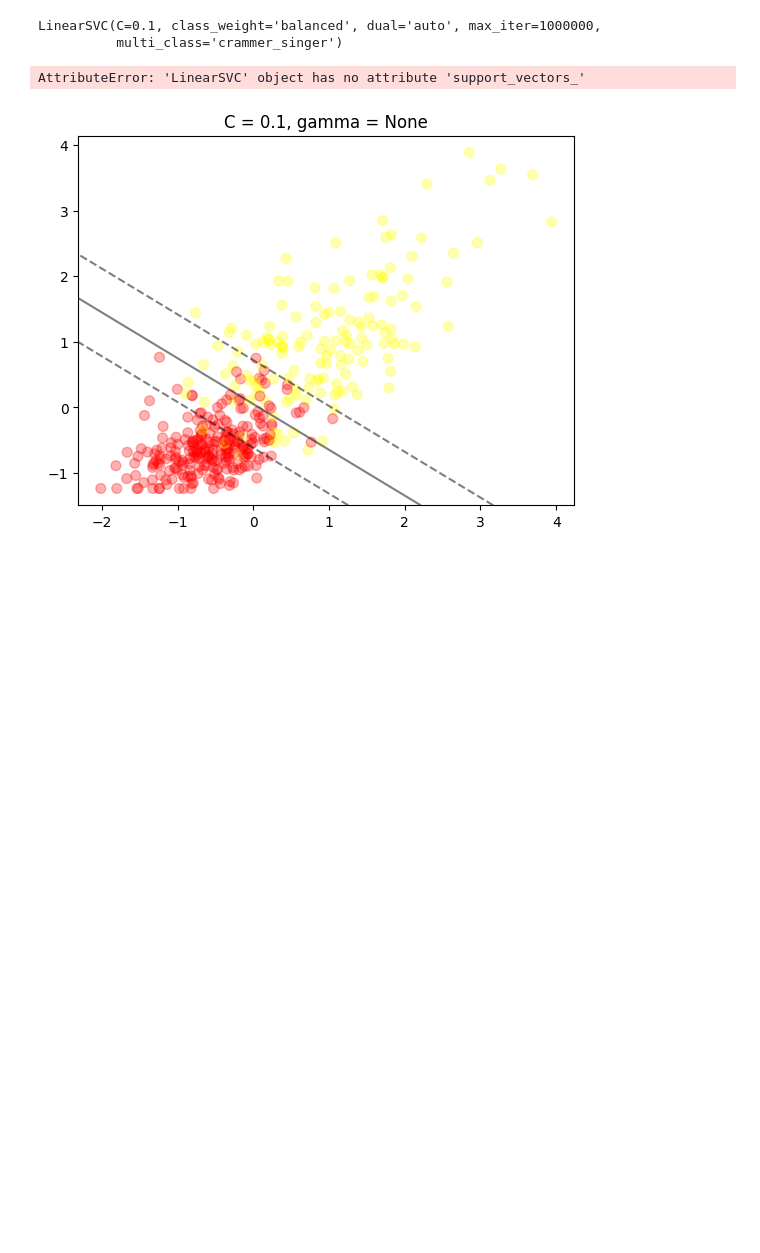
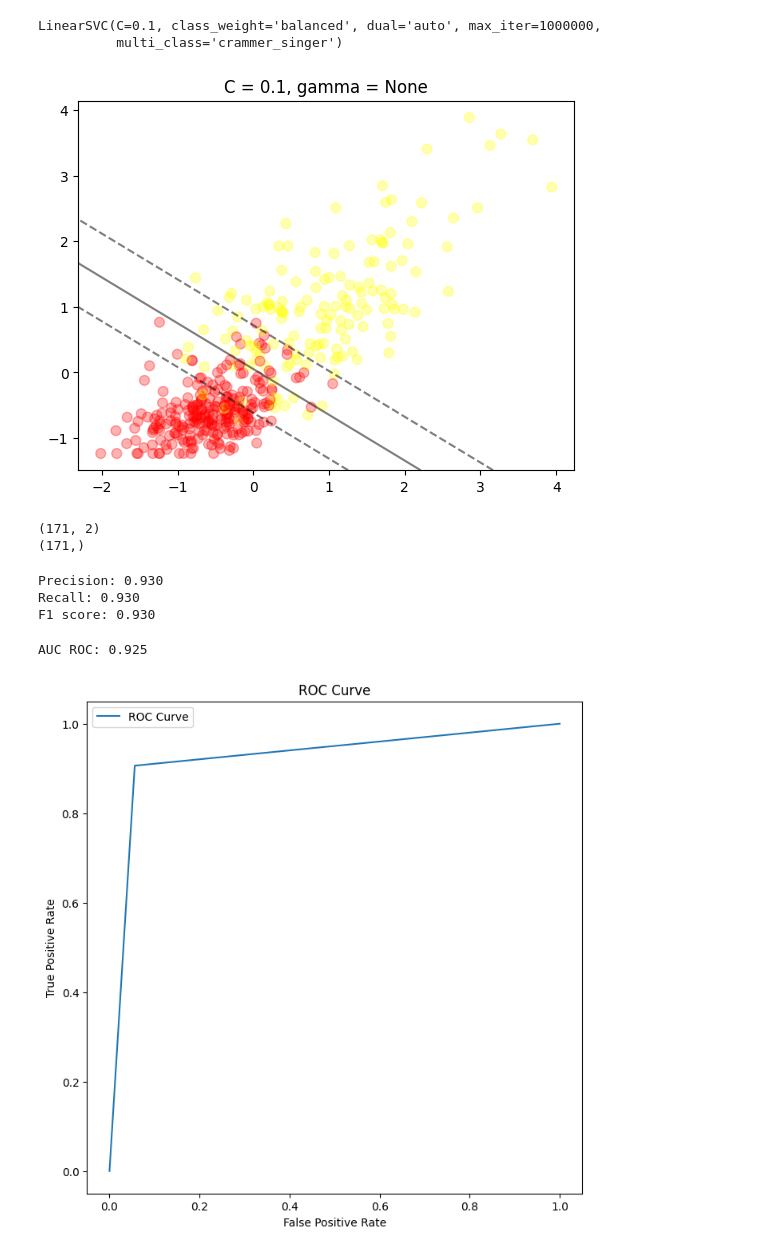
Before and after one commit to aguimorefran/handson-ml, a Jupyter notebook: ch5-svm/exercise-cancer.ipynb, the cells around one changed output. Drawn from its saved outputs; the diff is of its cells as text; code cells hidden in the pictures; blank space fills up the shorter version.

Commit message:
LinearSVC cancer

```diff
--- a/ch5-svm/exercise-cancer.ipynb
+++ b/ch5-svm/exercise-cancer.ipynb
@@ -142,7 +142,8 @@ tic = time()
 gsh = HalvingGridSearchCV(
     estimator=clf,
     param_grid=param_grid,
-    factor=2
+    factor=2,
+    cv=5
 )
 
 gsh.fit(X, y)
@@ -190,15 +191,56 @@ def plot_linsvc(X, y, grid_search):
     ax.contour(XX, YY, Z, colors='k', levels=[-1, 0, 1], alpha=0.5,
                 linestyles=['--', '-', '--'])
 
-    # Plot support vectors
-    ax.scatter(best_model.support_vectors_[:, 0], best_model.support_vectors_[:, 1], s=100,
-                linewidth=1, facecolors='none', edgecolors='k')
-
-
 
     plt.show()
 
 plot_linsvc(X, y, best_model)
 # %% [output]
-AttributeError: 'LinearSVC' object has no attribute 'support_vectors_'
 [figure]
+# %%
+# Measure model performance
+
+cancer_test_trans = preprocessor.fit_transform(cancer_test)
+X_test_trans = cancer_test_trans[:, :2]
+y_test_trans = cancer_test_trans[:, 2]
+
+print(X_test_trans.shape)
+print(y_test_trans.shape)
+# %% [output]
+(171, 2)
+(171,)
+# %%
+y_pred = best_model.predict(X_test_trans)
+# %%
+# Precision, recall, and F1 score weighted
+from sklearn.metrics import precision_recall_fscore_support
+precision, recall, f1_score, _ = precision_recall_fscore_support(y_test_trans, y_pred, average='weighted')
+
+print('Precision: {:.3f}'.format(precision))
+print('Recall: {:.3f}'.format(recall))
+print('F1 score: {:.3f}'.format(f1_score))
+# %% [output]
+Precision: 0.930
+Recall: 0.930
+F1 score: 0.930
+# %%
+# AUC ROC
+from sklearn.metrics import roc_auc_score
+
+score = roc_auc_score(y_test_trans, y_pred)
+print('AUC ROC: %.3f' % score)
+# %% [output]
+AUC ROC: 0.925
+# %%
+# Plot the curve
+from sklearn.metrics import roc_curve
+fpr, tpr, thresholds = roc_curve(y_test_trans, y_pred)
+ax, fig = plt.subplots(figsize=(8, 8))
+plt.plot(fpr, tpr, label='ROC Curve')
+plt.xlabel('False Positive Rate')
+plt.ylabel('True Positive Rate')
+plt.title('ROC Curve')
+plt.legend()
+plt.show()
+# %% [output]
+[figure, added]
```
Also changed, not shown: parts of 1 cell of this notebook.
